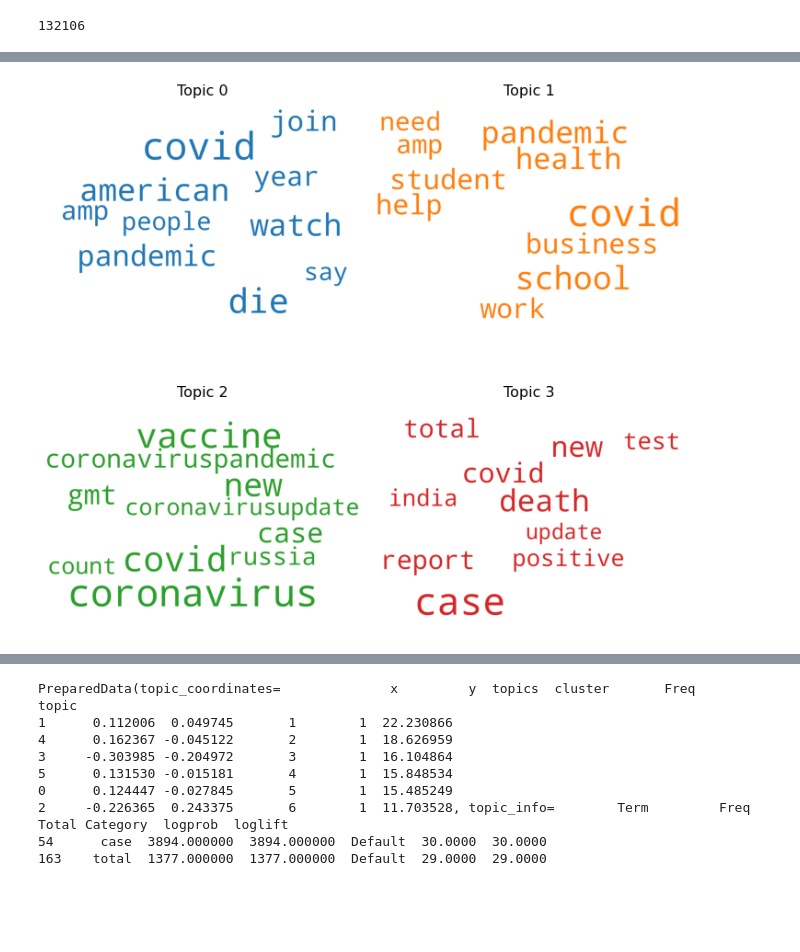
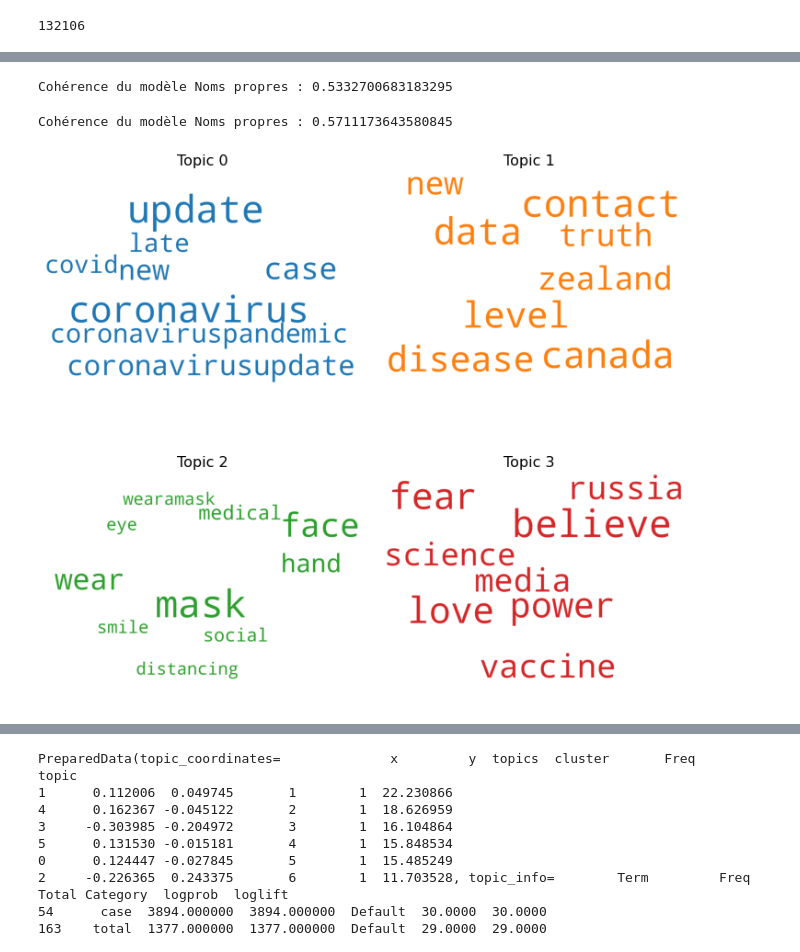
Before and after one commit to pasaunier/FDD_Projet_H, a Jupyter notebook: topic-modeling_saunier.ipynb, the cells around one changed output, grey strips where cells are left out. Cells and saved outputs as stored; diff of their text form; code cells hidden in the pictures; blank space fills up the shorter version.

```diff
--- a/topic-modeling_saunier.ipynb
+++ b/topic-modeling_saunier.ipynb
@@ -472,7 +477,8 @@ int(len(docs_corpus)*0.75)
 132106
 # %%
 import numpy as np
-# again, adapted from towardsdatascience.com :
+# again, adapted from
+#towardsdatascience.com/evaluate-topic-model-in-python-latent-dirichlet-allocation-lda-7d57484bb5d0
 
 grid = {}
 grid['Validation_Set'] = {}
@@ -518,7 +524,7 @@ if 1 == 1:
                     model_results['Validation_Set'].append(corpus_title[i])
                     model_results['Topics'].append(k)
                     model_results['Alpha'].append(a)
-                    model_results['Beta'].append(b)
+                    model_results['Eta'].append(b)
                     model_results['Coherence'].append(cv)
 
                     pbar.update(1)
@@ -526,0 +537,15 @@ if 1 == 1:
+# %%
+# LDA optimized (nouns, verbs, adjectives and proper nouns):
+lda_opt_total = gensim.models.LdaMulticore(docs_corpus,
+                                             num_topics= 13,
+                                             id2word= docs_dic,
+                                             alpha="asymmetric",
+                                             eta=0.61,
+                                             passes= 10,
+                                             workers= 3)
+
+coherence_model_lda = gensim.models.CoherenceModel(model=lda_opt_total,
+                                                   texts=c_docs,
+                                                   dictionary=docs_dic,
+                                                   coherence='c_v')
+print("Cohérence du modèle :", coherence_model_lda.get_coherence())
@@ -527,3 +572,38 @@ if 1 == 1:
+# %%
+# LDA model with the propn_corpus TFIDF
+lda_tfidf_propn = gensim.models.LdaMulticore(propn_corpus,
+                                             num_topics= 13,
+                                             id2word= propn_dic,
+                                             alpha="asymmetric",
+                                             eta=0.61,
+                                             passes= 10,
+                                             workers= 3)
+
+coherence_model_lda_propn = gensim.models.CoherenceModel(model=lda_tfidf_propn,
+                                                         texts=c_propn_docs,
+                                                         dictionary=propn_dic,
+                                                         coherence='c_v')
+print("Cohérence du modèle Noms propres :", coherence_model_lda_propn.get_coherence())
+# %% [output]
+Cohérence du modèle Noms propres : 0.5332700683183295
+# %%
+# LDA model with the propn_corpus TFIDF
+# moins de sujets ?
+lda_tfidf_propn_lt = gensim.models.LdaMulticore(propn_corpus,
+                                             num_topics= 5,
+                                             id2word= propn_dic,
+                                             alpha="asymmetric",
+                                             eta=0.61,
+                                             passes= 10,
+                                             workers= 3)
+
+coherence_model_lda_propn_lt = gensim.models.CoherenceModel(model=lda_tfidf_propn_lt,
+                                                         texts=c_propn_docs,
+                                                         dictionary=propn_dic,
+                                                         coherence='c_v')
+print("Cohérence du modèle Noms propres :", coherence_model_lda_propn_lt.get_coherence())
+# %% [output]
+Cohérence du modèle Noms propres : 0.5711173643580845
 # %%
 # Wordcloud of Top N words in each topic
 # 1. Wordcloud of Top N words in each topic
@@ -535,12 +615,12 @@ import matplotlib.colors as mcolors
 def cloud(model, stoplist):
     cols = [color for name, color in mcolors.TABLEAU_COLORS.items()]
 
-    cloud = WordCloud(stopwords= stoplist + list(STOPWORDS),
-                      background_color='white',
+# stopword are ignored if specified here when using generate_from_frequencies()
+    cloud = WordCloud(background_color='white',
                       width=2500,
                       height=1800,
                       max_words=15,
-                      colormap='tab10',
+#                       colormap='tab10',
                       color_func=lambda *args, **kwargs: cols[i],
                       prefer_horizontal=1.0)
 
@@ -548,9 +628,13 @@ def cloud(model, stoplist):
 
     fig, axes = plt.subplots(2, 2, figsize=(10,10), sharex=True, sharey=True)
 
+# modified to exclude words:
     for i, ax in enumerate(axes.flatten()):
         fig.add_subplot(ax)
         topic_words = dict(topics[i][1])
+        for elem in stoplist:
+            topic_words.pop(elem, None)
+
         cloud.generate_from_frequencies(topic_words, max_font_size=300)
         plt.gca().imshow(cloud)
         plt.gca().set_title('Topic ' + str(i), fontdict=dict(size=16))
@@ -563,10 +647,10 @@ def cloud(model, stoplist):
     plt.tight_layout()
     plt.show()
 # %%
-custom_stop = []
-cloud(lda_model_tfidf, custom_stop)
+custom_stop = ["friday", "aug", "gmt", "august", "grow", "happen"]
+cloud(lda_opt_total, custom_stop)
 # %% [output]
-[figure, old version]
+[figure, new version]
 # %%
 cloud(lda_model_tfidf, custom_stop)
 # %%
```
Also changed, not shown: parts of 13 cells of this notebook, 7 other files.
